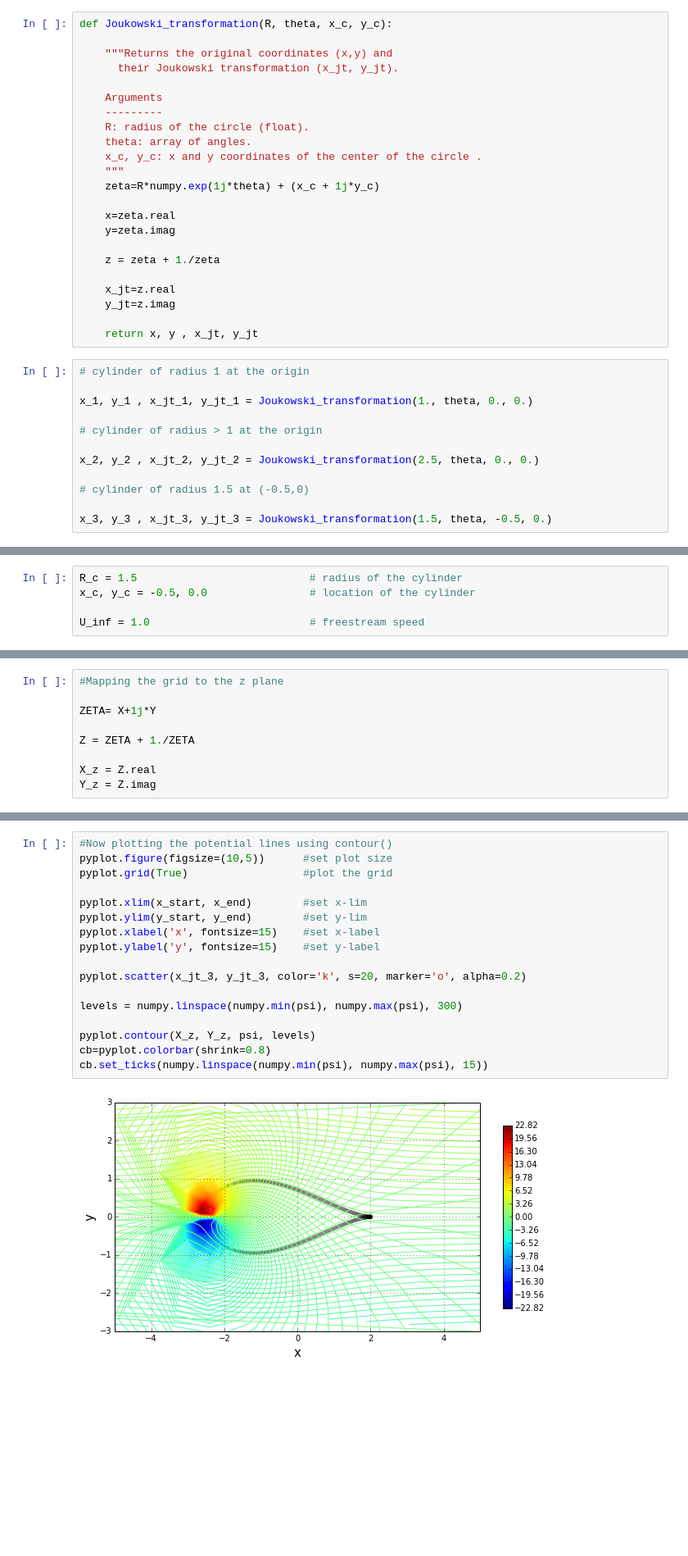
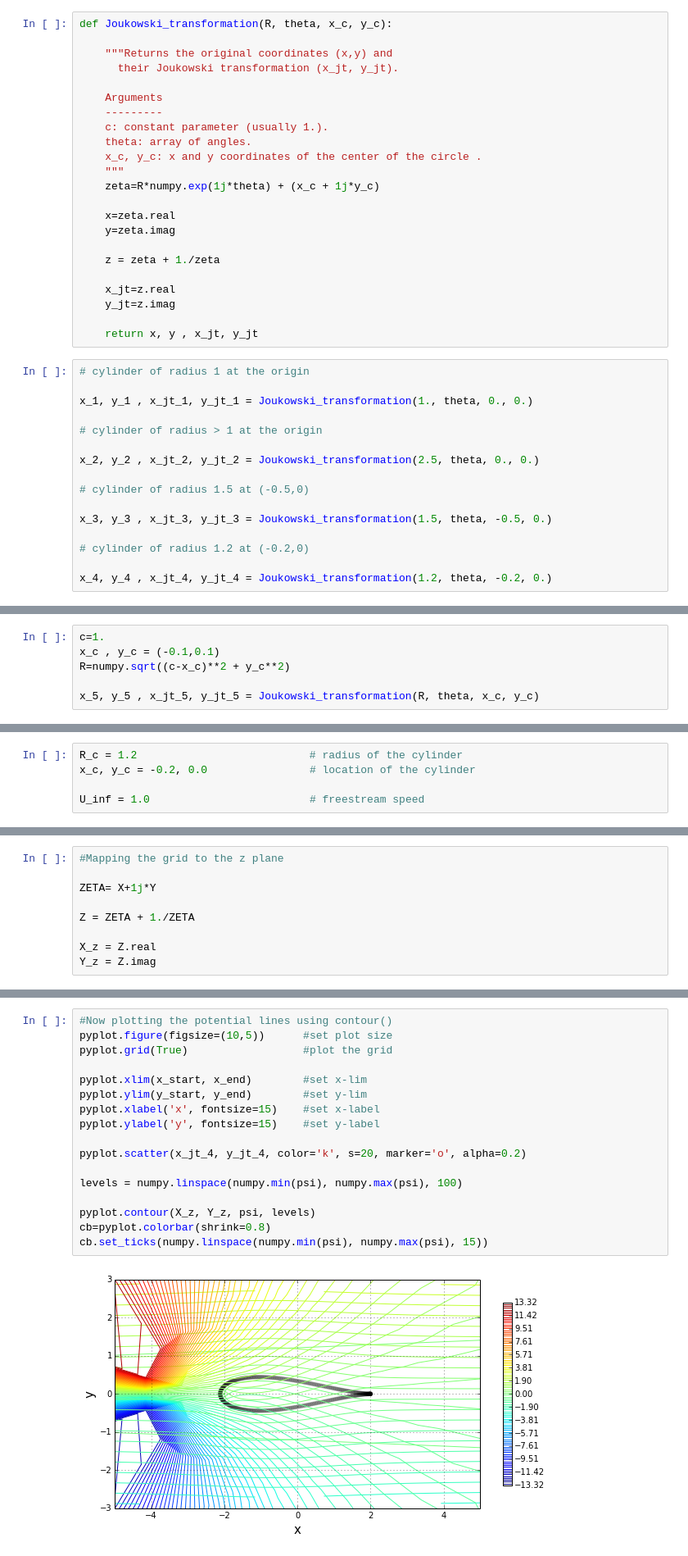
Before and after one commit to engamohd/AeroPython, a Jupyter notebook: my_codes/Joukowski_transformation.ipynb, the cells around one changed output, grey strips where cells are left out. Shown at 82% size. Drawn from its saved outputs; the diff is of its cells as text; blank space fills up the shorter version.

```diff
--- a/my_codes/Joukowski_transformation.ipynb
+++ b/my_codes/Joukowski_transformation.ipynb
@@ -46,7 +46,7 @@ def Joukowski_transformation(R, theta, x_c, y_c):
 
     Arguments
     ---------
-    R: radius of the circle (float).
+    c: constant parameter (usually 1.).
     theta: array of angles.
     x_c, y_c: x and y coordinates of the center of the circle .
     """
@@ -73,6 +73,10 @@ x_2, y_2 , x_jt_2, y_jt_2 = Joukowski_transformation(2.5, theta, 0., 0.)
 # cylinder of radius 1.5 at (-0.5,0)
 
 x_3, y_3 , x_jt_3, y_jt_3 = Joukowski_transformation(1.5, theta, -0.5, 0.)
+
+# cylinder of radius 1.2 at (-0.2,0)
+
+x_4, y_4 , x_jt_4, y_jt_4 = Joukowski_transformation(1.2, theta, -0.2, 0.)
 # %%
 #Plotting
 pyplot.figure(figsize=(10,5))      #set plot size
@@ -123,0 +144,6 @@ pyplot.legend(['cylinder', 'Joukowski transf.'], loc='best', prop={'size':16});
+# %%
+c=1.
+x_c , y_c = (-0.1,0.1)
+R=numpy.sqrt((c-x_c)**2 + y_c**2)
+
+x_5, y_5 , x_jt_5, y_jt_5 = Joukowski_transformation(R, theta, x_c, y_c)
@@ -153,8 +195,8 @@ x = numpy.linspace(x_start, x_end, N)    # computes a 1D-array for x
 y = numpy.linspace(y_start, y_end, N)    # computes a 1D-array for y
 X, Y = numpy.meshgrid(x, y)              # generates a mesh grid
 # %%
-R_c = 1.5                           # radius of the cylinder
-x_c, y_c = -0.5, 0.0                # location of the cylinder
+R_c = 1.2                           # radius of the cylinder
+x_c, y_c = -0.2, 0.0                # location of the cylinder
 
 U_inf = 1.0                         # freestream speed
 # %%
@@ -265,19 +307,19 @@ pyplot.scatter(X_z, Y_z, s=10, color='g', marker='o', linewidth=0);
 # %%
 #Now plotting the potential lines using contour()
 pyplot.figure(figsize=(10,5))      #set plot size
 pyplot.grid(True)                  #plot the grid
 
 pyplot.xlim(x_start, x_end)        #set x-lim
 pyplot.ylim(y_start, y_end)        #set y-lim
 pyplot.xlabel('x', fontsize=15)    #set x-label
 pyplot.ylabel('y', fontsize=15)    #set y-label
 
-pyplot.scatter(x_jt_3, y_jt_3, color='k', s=20, marker='o', alpha=0.2)
+pyplot.scatter(x_jt_4, y_jt_4, color='k', s=20, marker='o', alpha=0.2)
 
-levels = numpy.linspace(numpy.min(psi), numpy.max(psi), 300)
+levels = numpy.linspace(numpy.min(psi), numpy.max(psi), 100)
 
 pyplot.contour(X_z, Y_z, psi, levels)
 cb=pyplot.colorbar(shrink=0.8)
 cb.set_ticks(numpy.linspace(numpy.min(psi), numpy.max(psi), 15))
 # %% [output]
-[figure, old version]
+[figure, new version]
```
Also changed, not shown: parts of 6 cells of this notebook, 1 other file.
